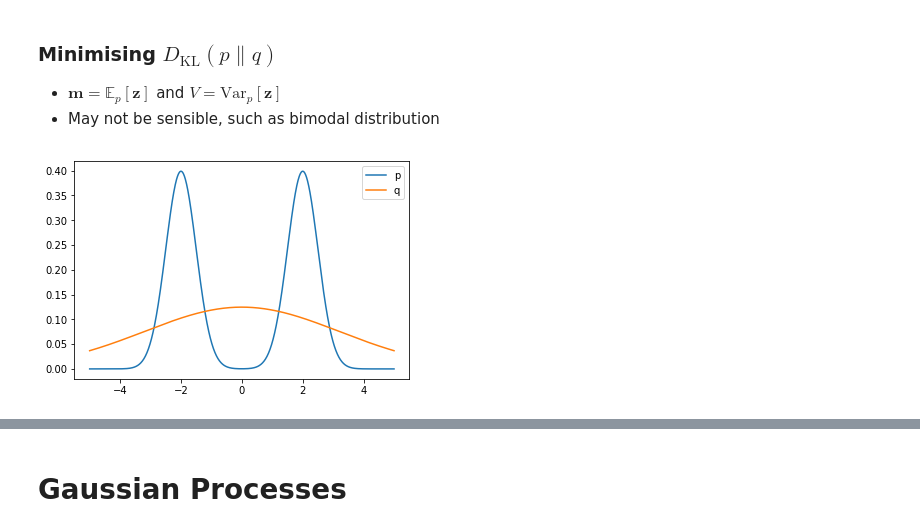
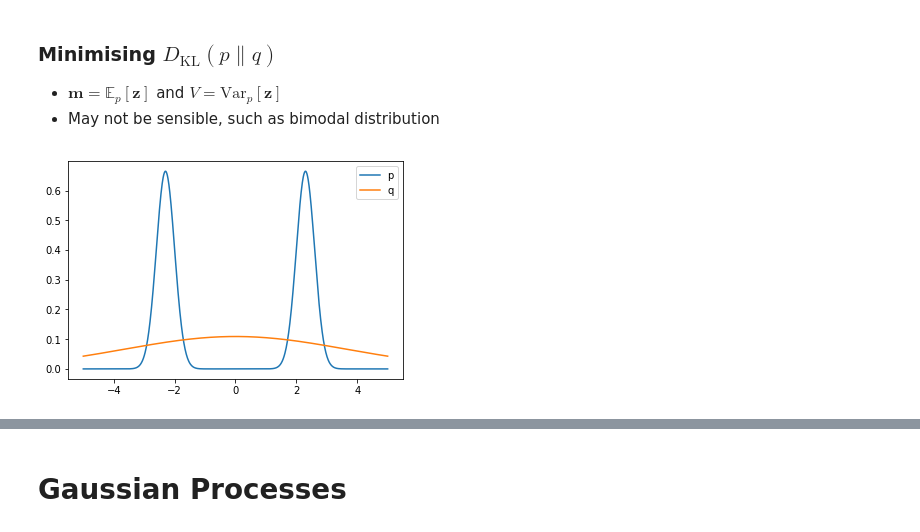
Before and after one commit to wongchito/CoursesRevision, a Jupyter notebook: MLPR/MLPR Revision.ipynb, the cells around one changed output, grey strips where cells are left out. Saved outputs shown, nothing was run; the diff lists cells and outputs as text; code cells hidden in the pictures.

```diff
--- a/MLPR/MLPR Revision.ipynb
+++ b/MLPR/MLPR Revision.ipynb
@@ -661,16 +661,16 @@ NB: $D_\text{KL}(p \| q) \ne D_\text{KL}(q \| p)$
 # %%
 from scipy.stats import norm
 x = np.linspace(-5, 5, 1000)
-p1 = norm.pdf(x, loc=-2, scale=0.5)
-p2 = norm.pdf(x, loc=2, scale=0.5)
+p1 = norm.pdf(x, loc=-2.3, scale=0.3)
+p2 = norm.pdf(x, loc=2.3, scale=0.3)
 p = (p1 + p2) / 2
-q = norm.pdf(x, scale=np.sqrt(np.exp(4)*3/4)*0.5)
+q = norm.pdf(x, scale=np.sqrt(np.exp(2.3**2)*3/4)*0.3)
 plt.plot(x, p, label='p')
 plt.plot(x, q, label='q')
 plt.legend(loc=0)
 plt.show()
 # %% [output]
-[figure, old version]
+[figure, new version]
 # %% [markdown]
 ### Minimising $D_\text{KL}(q\|p)$
 
```
Also changed, not shown: parts of 6 cells of this notebook, 6 other files.
